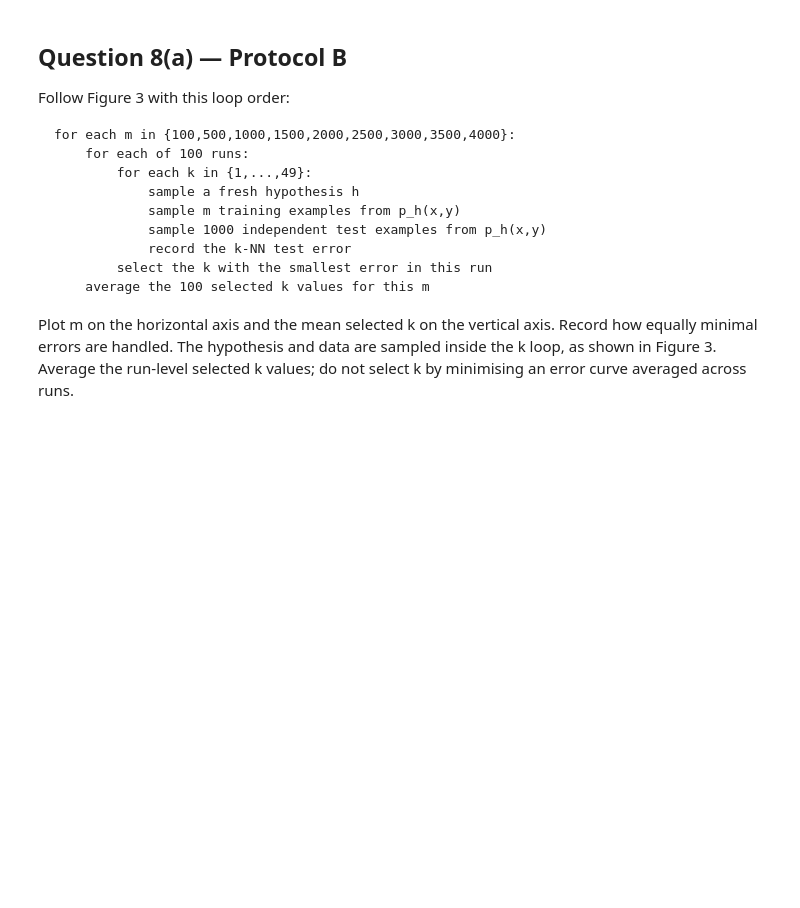
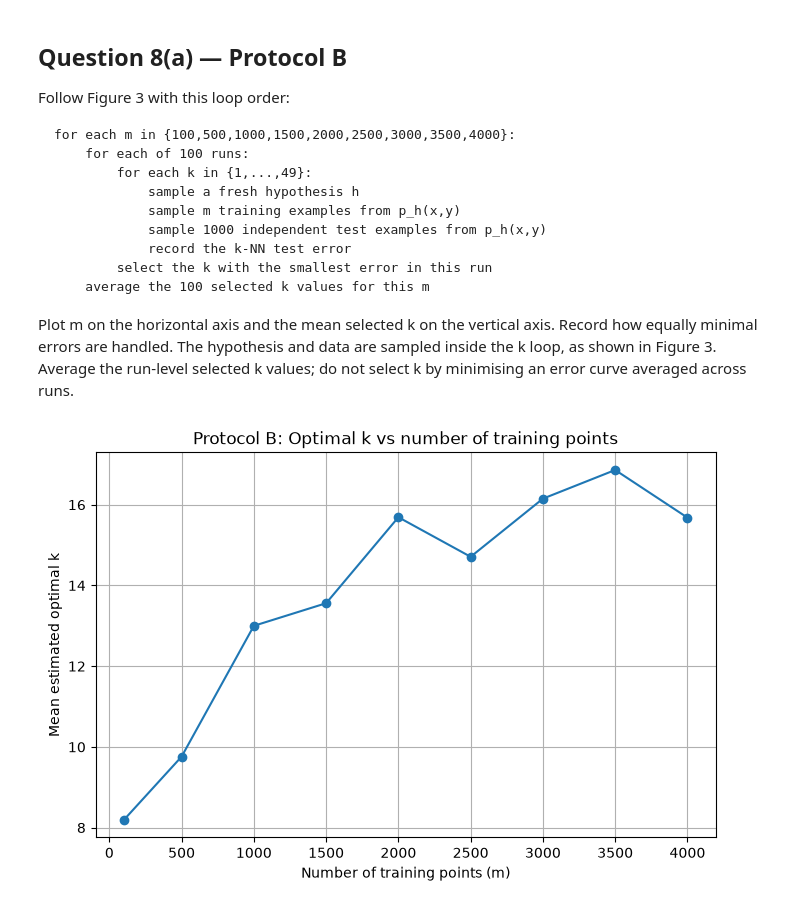
Before and after one commit to juanpablob11/comp0078-cw1-2026-27, a Jupyter notebook: notebooks/03_part2_q06_q08_knn.ipynb, the cells around one changed output. Cells and saved outputs as stored; diff of their text form; code cells hidden in the pictures; blank space fills up the shorter version.

````diff
--- a/notebooks/03_part2_q06_q08_knn.ipynb
+++ b/notebooks/03_part2_q06_q08_knn.ipynb
@@ -222,3 +238,10 @@ for each k in {1,...,49}:
 ```
 
 Plot k on the horizontal axis and its mean estimated generalisation error on the vertical axis.
+# %%
+def sample_hypothesis():
+    """Sample a fresh hypothesis h from p_H, using the procedure from point 6."""
+    # h_centres and h_labels are the centres and labels defining h
+    h_centres = np.random.uniform(0, 1, size=(100, 2))
+    h_labels = np.random.randint(0, 2, size=100)
+    return h_centres, h_labels
@@ -224,0 +279,14 @@ Plot k on the horizontal axis and its mean estimated generalisation error on the
+# %%
+def estimate_generalisation_error(training_centres_of_protocol_A, training_labels_of_protocol_A,
+                                   test_centres_of_protocol_A, test_labels_of_protocol_A, k):
+    """Predict each test point using the training examples and return the error fraction."""
+    # For k-NN, training consists of storing the training points and their labels.
+    # knn_predict accepts one query point at a time.
+    predictions = []
+    for point in test_centres_of_protocol_A:
+        # Silence debug output while evaluating all test points.
+        predicted_label = knn_predict(training_centres_of_protocol_A, training_labels_of_protocol_A, point, k=k, verbose=False)
+        predictions.append(predicted_label)
+
+    # Estimated generalisation error of the trained model on the test samples.
+    return np.mean(test_labels_of_protocol_A != predictions)
@@ -247,3 +419,18 @@ Plot m on the horizontal axis and the mean selected k on the vertical axis. Reco
+# %%
+# Plot m versus optimal k
+results = experimental_protocol_B()
+data_set_sizes = sorted(results.keys())
+average_best_k_values = [results[m]['average_best_k'] for m in data_set_sizes]
+
+plt.figure(figsize=(8, 5))
+plt.plot(data_set_sizes, average_best_k_values, marker='o')
+plt.xlabel("Number of training points (m)")
+plt.ylabel("Mean estimated optimal k")
+plt.title("Protocol B: Optimal k vs number of training points")
+plt.grid()
+plt.show()
+# %% [output]
+[figure, added]
 # %% [markdown]
 ## Question 8(b) — Explain the observed relationship
 
````
Also changed, not shown: parts of 12 cells of this notebook.
